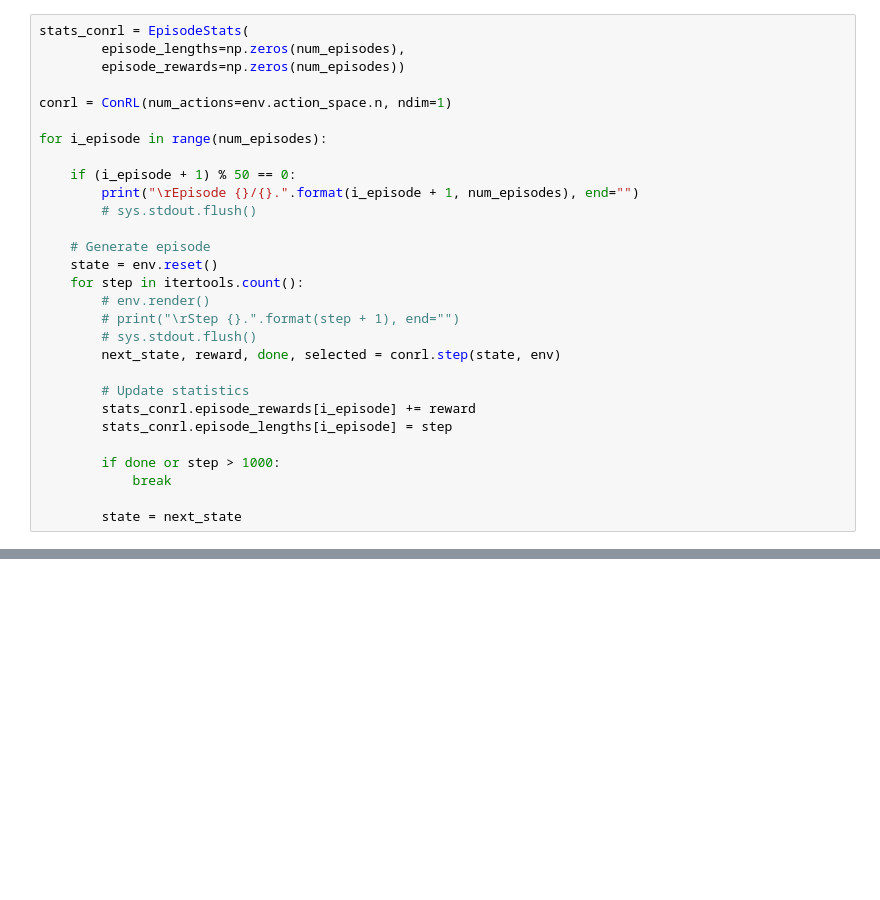
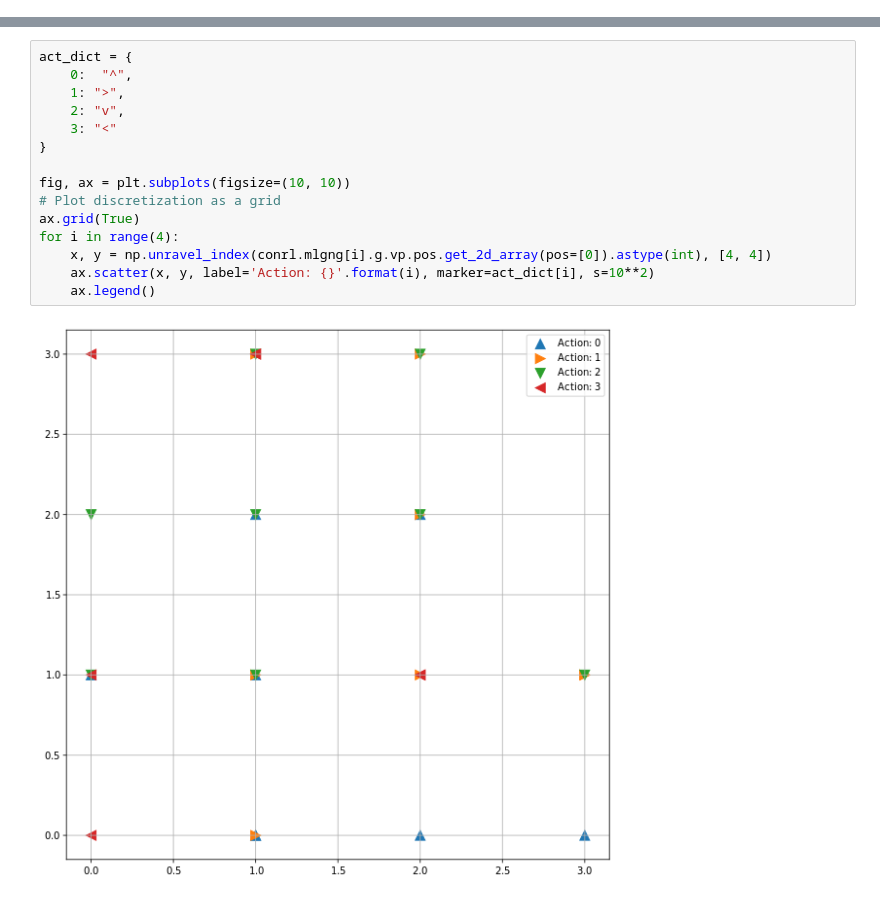
Before and after one commit to nhabbash/con-rl, a Jupyter notebook: notebooks/conrl_test.ipynb, the cells around one changed output, grey strips where cells are left out. Saved outputs shown, nothing was run; the diff lists cells and outputs as text; blank space fills up the shorter version.

```diff
--- a/notebooks/conrl_test.ipynb
+++ b/notebooks/conrl_test.ipynb
@@ -111,29 +155,0 @@ array([[ 0,  1,  2,  3],
-# %%
-stats_conrl = EpisodeStats(
-        episode_lengths=np.zeros(num_episodes),
-        episode_rewards=np.zeros(num_episodes))
-
-conrl = ConRL(num_actions=env.action_space.n, ndim=1)
-
-for i_episode in range(num_episodes):
-
-    if (i_episode + 1) % 50 == 0:
-        print("\rEpisode {}/{}.".format(i_episode + 1, num_episodes), end="")
-        # sys.stdout.flush()
-
-    # Generate episode
-    state = env.reset()
-    for step in itertools.count():
-        # env.render()
-        # print("\rStep {}.".format(step + 1), end="")
-        # sys.stdout.flush()
-        next_state, reward, done, selected = conrl.step(state, env)
-
-        # Update statistics
-        stats_conrl.episode_rewards[i_episode] += reward
-        stats_conrl.episode_lengths[i_episode] = step
-
-        if done or step > 1000:
-            break
-
-        state = next_state
@@ -171,0 +156,17 @@ gt.graph_draw(conrl.mlgng[3].g, pos=conrl.mlgng[3].g.vp.pos, output_size=(200, 2
+# %%
+act_dict = {
+    0:  "^",
+    1: ">",
+    2: "v",
+    3: "<"
+}
+
+fig, ax = plt.subplots(figsize=(10, 10))
+# Plot discretization as a grid
+ax.grid(True)
+for i in range(4):
+    x, y = np.unravel_index(conrl.mlgng[i].g.vp.pos.get_2d_array(pos=[0]).astype(int), [4, 4])
+    ax.scatter(x, y, label='Action: {}'.format(i), marker=act_dict[i], s=10**2)
+    ax.legend()
+# %% [output]
+[figure, added]
```
Also changed, not shown: parts of 20 cells of this notebook, 11 other files.
